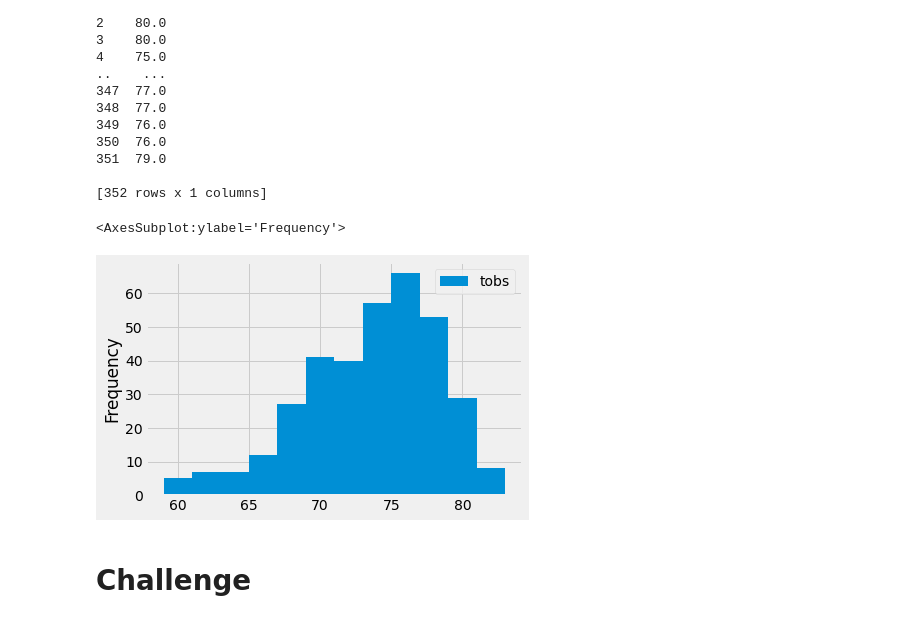
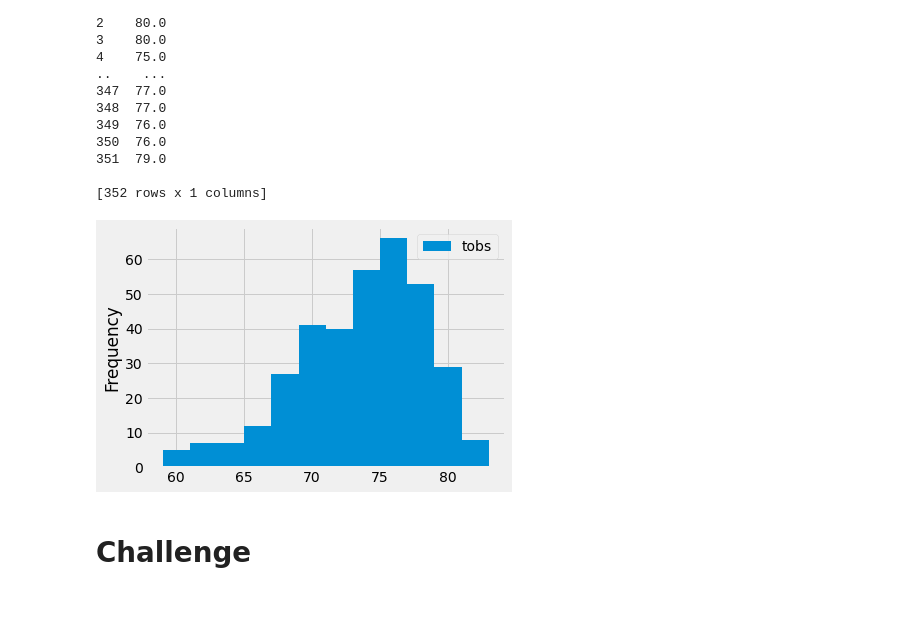
Before and after one commit to callistusikeata/surfs_up, a Jupyter notebook: climate_analysis.ipynb, the cells around one changed output. Cells and saved outputs as stored; diff of their text form; code cells hidden in the pictures.

```diff
--- a/climate_analysis.ipynb
+++ b/climate_analysis.ipynb
@@ -158,10 +158,10 @@ print(df)
 # %%
 # Choose the station with the highest number of temperature observations.
 # Query the last 12 months of temperature observation data for this station and plot the results as a histogram
 df.plot.hist(bins=12)
+plt.tight_layout()
 # %% [output]
-<AxesSubplot:ylabel='Frequency'>
-[figure, old version]
+[figure, new version]
 # %%
 # Write a function called `calc_temps` that will accept start date and end date in the format '%Y-%m-%d'
 # and return the minimum, average, and maximum temperatures for that range of dates
```
Also changed, not shown: 1 other file.
